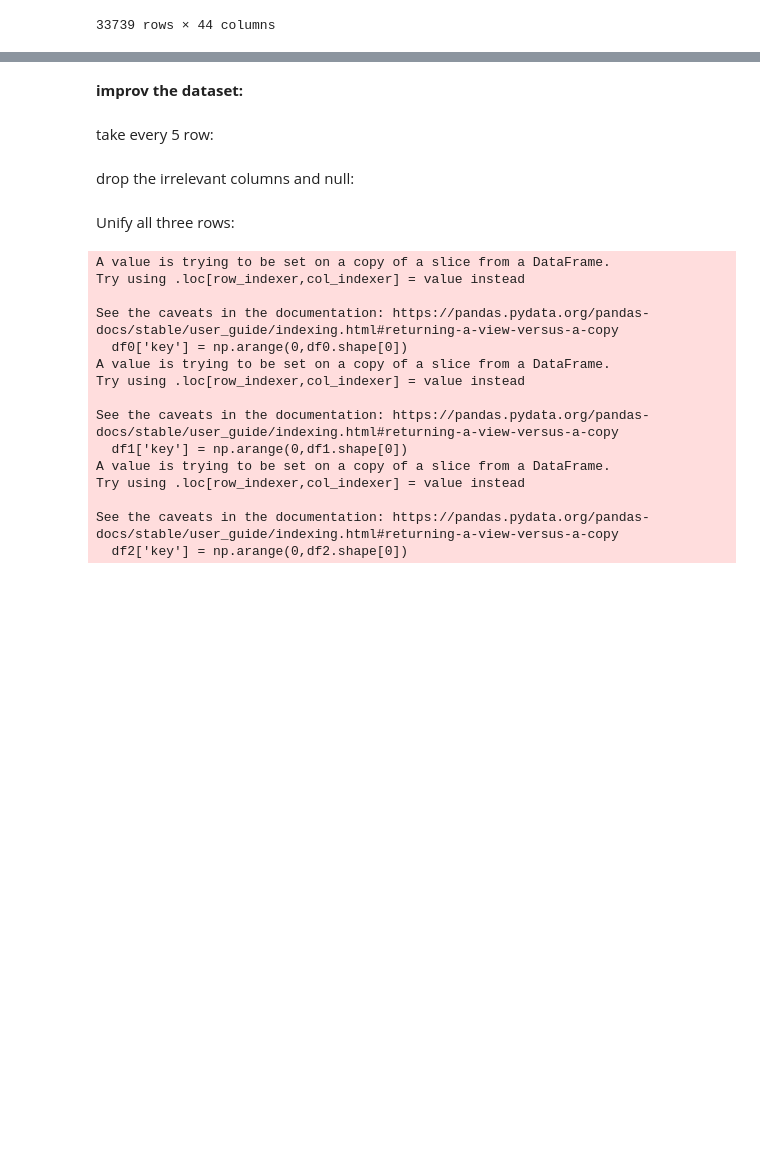
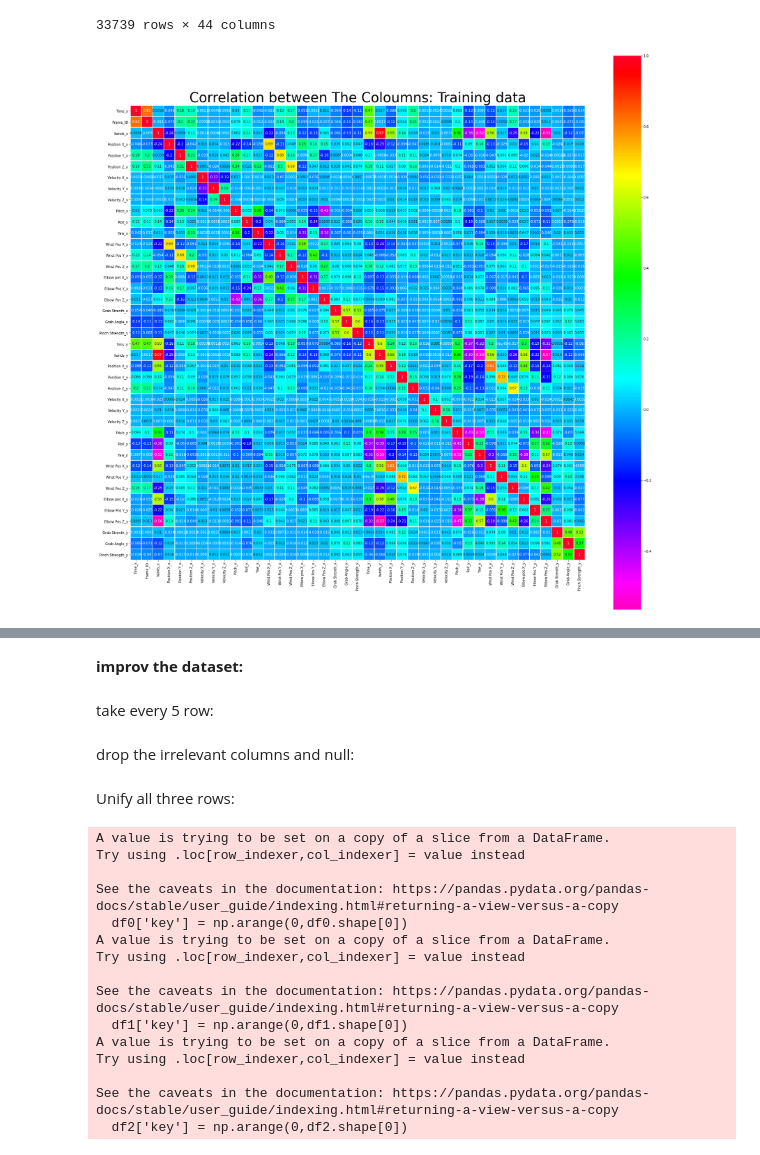
Before and after one commit to talaymeiz/data_science_final_project_2, a Jupyter notebook: 4 noutbook.ipynb, the cells around one changed output, grey strips where cells are left out. Saved outputs shown, nothing was run; the diff lists cells and outputs as text; code cells hidden in the pictures; blank space fills up the shorter version.

```diff
--- a/4 noutbook.ipynb
+++ b/4 noutbook.ipynb
@@ -200,3 +211,14 @@ df_test
 | 11562 | 796.8510 | 50336 | left | 1 | -67.02361 | 268.6757 | 57.91473 | -31.616060 | ... |
 | 11563 | 796.8842 | 50338 | left | 1 | -67.49754 | 266.6283 | 57.18670 | -14.965310 | ... |
 33739 rows × 44 columns
+# %%
+import seaborn as sns
+csfont = {'fontname':'Comic Sans MS'}
+#get correlations of each features in dataset
+plt.figure(figsize=(30,30))
+axes=sns.heatmap(df_train.corr(method ='kendall'),annot=True,square=True,cmap="gist_rainbow_r", linewidths=.5)
+axes.set_title("Correlation between The Coloumns: Training data",fontsize=40)
+
+plt.show()
+# %% [output]
+[figure, added]
```
Also changed, not shown: parts of 47 cells of this notebook, 1 other file.
